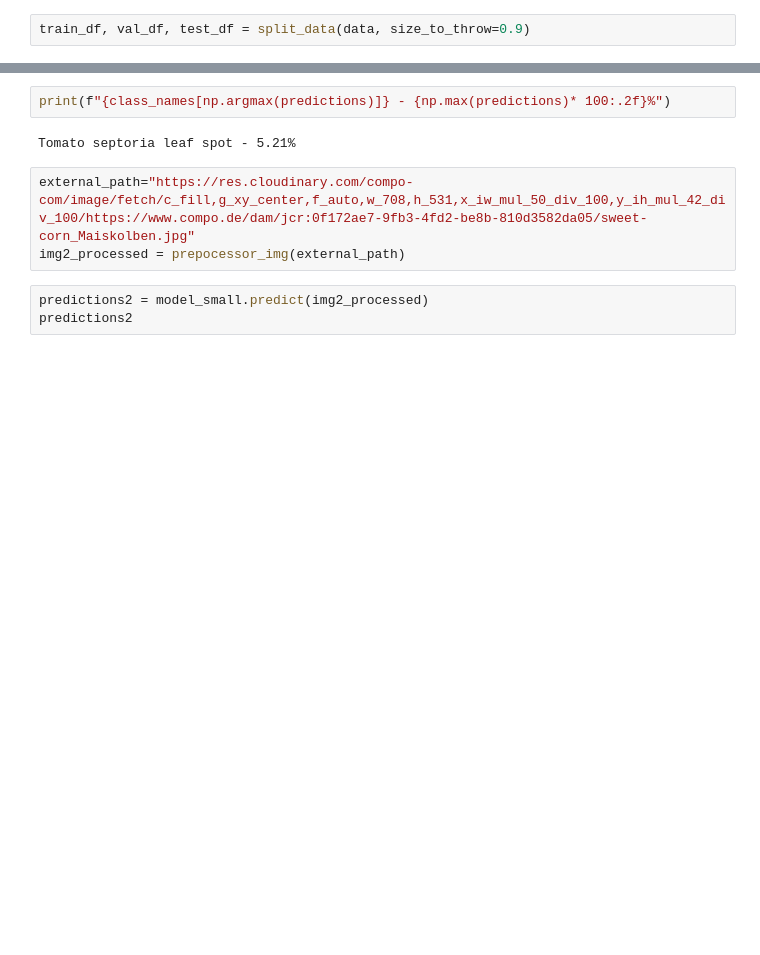
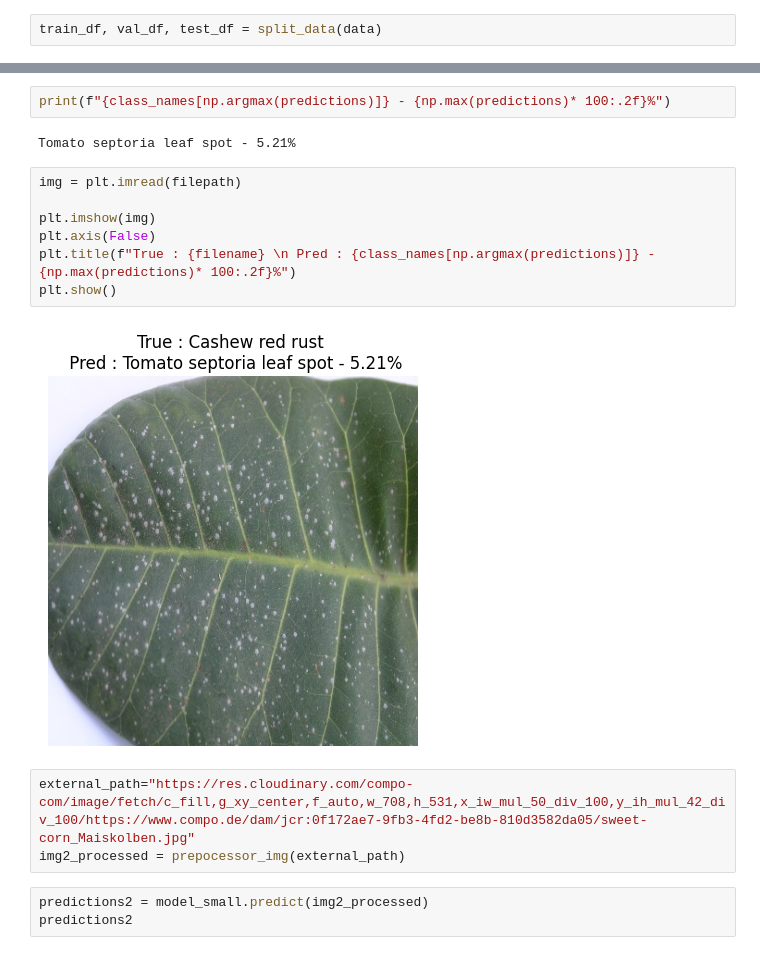
Before and after one commit to MahautHDL/save_the_crops, a Jupyter notebook: notebooks/croply_model_v3.ipynb, the cells around one changed output, grey strips where cells are left out. Saved outputs shown, nothing was run; the diff lists cells and outputs as text; blank space fills up the shorter version.

```diff
--- a/notebooks/croply_model_v3.ipynb
+++ b/notebooks/croply_model_v3.ipynb
@@ -25,7 +15,7 @@ data = pd.read_csv(f"{os.environ.get('DATA_PATH')}data.csv")
 data['filename'] = os.environ.get("LOCAL_PATH") + data['filename']
 data['class'] = data['class'].astype(str)
 # %%
-train_df, val_df, test_df = split_data(data, size_to_throw=0.9)
+train_df, val_df, test_df = split_data(data)
 # %%
 len(train_df)
 # %% [output]
@@ -202,6 +193,15 @@ class_names
 print(f"{class_names[np.argmax(predictions)]} - {np.max(predictions)* 100:.2f}%")
 # %% [output]
 Tomato septoria leaf spot - 5.21%
+# %%
+img = plt.imread(filepath)
+
+plt.imshow(img)
+plt.axis(False)
+plt.title(f"True : {filename} \n Pred : {class_names[np.argmax(predictions)]} - {np.max(predictions)* 100:.2f}%")
+plt.show()
+# %% [output]
+[figure, added]
 # %%
 external_path="https://res.cloudinary.com/compo-com/image/fetch/c_fill,g_xy_center,f_auto,w_708,h_531,x_iw_mul_50_div_100,y_ih_mul_42_div_100/https://www.compo.de/dam/jcr:0f172ae7-9fb3-4fd2-be8b-810d3582da05/sweet-corn_Maiskolben.jpg"
 img2_processed = prepocessor_img(external_path)
```
Also changed, not shown: parts of 4 cells of this notebook, 2 other files.
